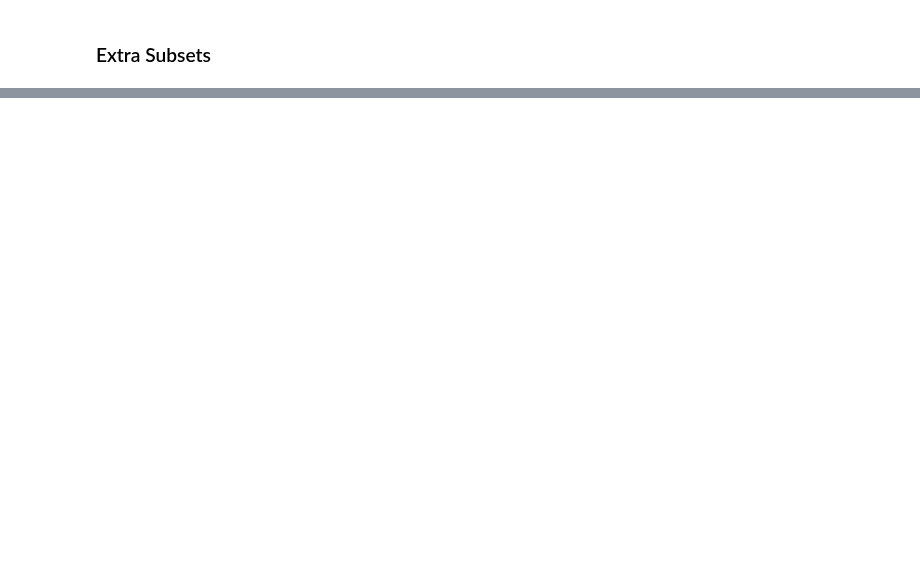
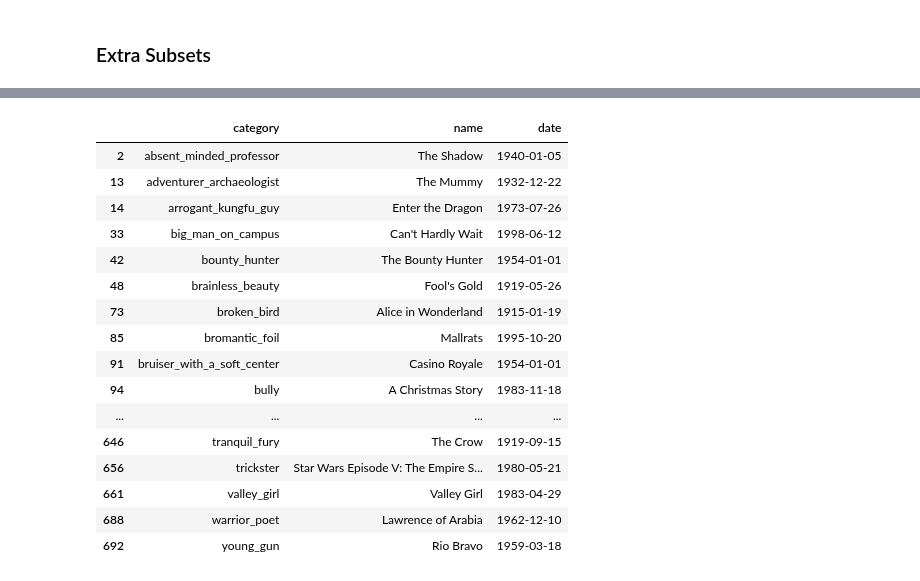
Before and after one commit to epfl-ada/ada-2023-project-thewestbobers, a Jupyter notebook: milestoneP2.ipynb, the cells around one changed output, grey strips where cells are left out. Cells and saved outputs as stored; diff of their text form; code cells hidden in the pictures; blank space fills up the shorter version.

```diff
--- a/milestoneP2.ipynb
+++ b/milestoneP2.ipynb
@@ -134,0 +216,20 @@ We display two graphs above. The left plot is the distribution of movie releases
+# %%
+trope_originators(tvtropes, movies_initial_subset)
+# %% [output]
+|  | category | name | date |
+| 2 | absent_minded_professor | The Shadow | 1940-01-05 |
+| 13 | adventurer_archaeologist | The Mummy | 1932-12-22 |
+| 14 | arrogant_kungfu_guy | Enter the Dragon | 1973-07-26 |
+| 33 | big_man_on_campus | Can't Hardly Wait | 1998-06-12 |
+| 42 | bounty_hunter | The Bounty Hunter | 1954-01-01 |
+| 48 | brainless_beauty | Fool's Gold | 1919-05-26 |
+| 73 | broken_bird | Alice in Wonderland | 1915-01-19 |
+| 85 | bromantic_foil | Mallrats | 1995-10-20 |
+| 91 | bruiser_with_a_soft_center | Casino Royale | 1954-01-01 |
+| 94 | bully | A Christmas Story | 1983-11-18 |
+| ... | ... | ... | ... |
+| 646 | tranquil_fury | The Crow | 1919-09-15 |
+| 656 | trickster | Star Wars Episode V: The Empire S... | 1980-05-21 |
+| 661 | valley_girl | Valley Girl | 1983-04-29 |
+| 688 | warrior_poet | Lawrence of Arabia | 1962-12-10 |
+| 692 | young_gun | Rio Bravo | 1959-03-18 |
```
Also changed, not shown: parts of 17 cells of this notebook.
